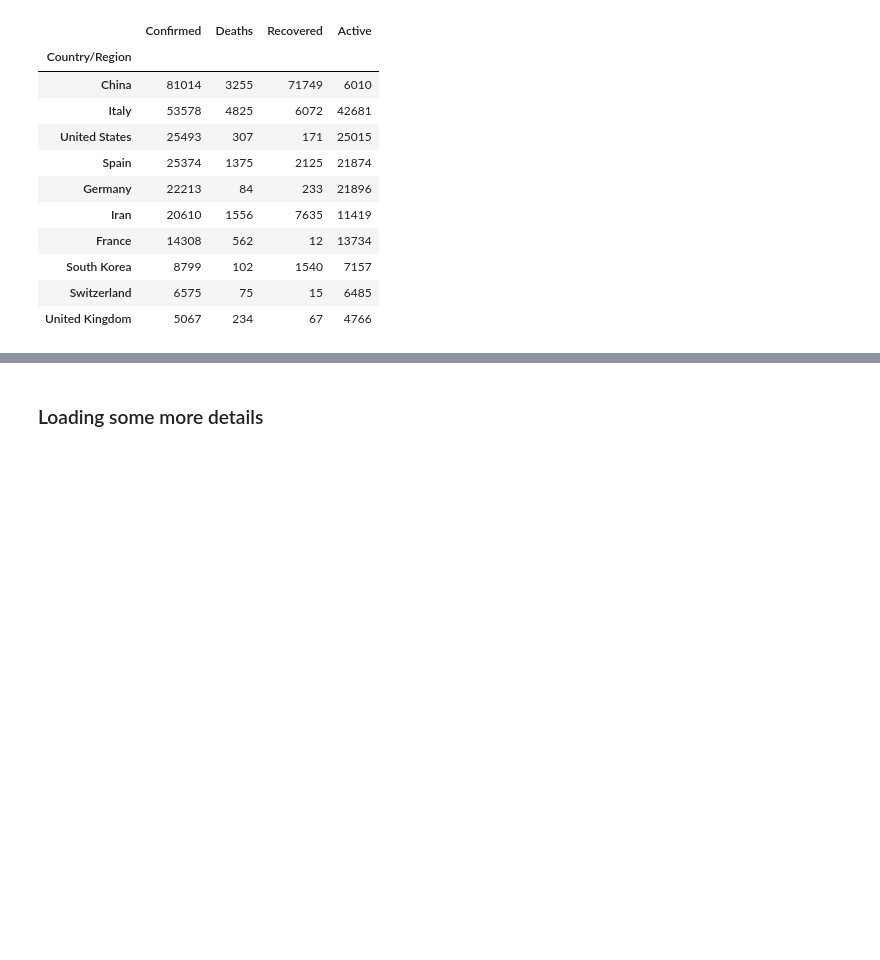
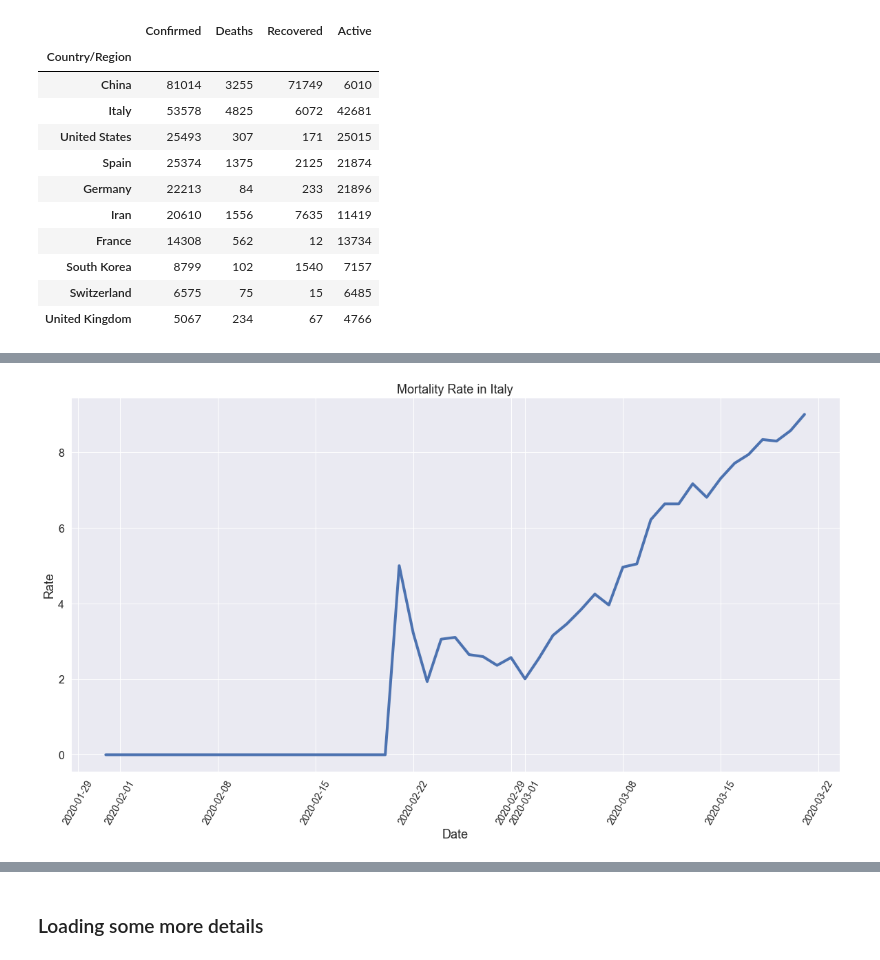
Before and after one commit to gachet/Coronavirus-2019-Analysis, a Jupyter notebook: Coronavirus_Analysis.ipynb, the cells around one changed output, grey strips where cells are left out. Cells and saved outputs as stored; diff of their text form; code cells hidden in the pictures; blank space fills up the shorter version.

Commit message:
WIP: visualization

```diff
--- a/Coronavirus_Analysis.ipynb
+++ b/Coronavirus_Analysis.ipynb
@@ -232,7 +215,0 @@ def total_cases_lineplot(df, title):
-# %%
-def mortality_rate(df, title):
-    sns.lineplot(df.index, df['Deaths']*100/df['Confirmed'])
-    plt.title(title)
-    plt.xlabel('Date')
-    plt.ylabel('Rate')
-    plt.xticks(rotation=60)
@@ -328,0 +272,2 @@ top_ten.style.background_gradient(cmap='Reds')
+# %%
+total_cases_italy = italy.sort_values('Observed').groupby(['Observed']).sum()
@@ -328,0 +305,4 @@ top_ten.style.background_gradient(cmap='Reds')
+# %%
+mortality_rate(total_cases_italy, 'Mortality Rate in Italy')
+# %% [output]
+[figure, added]
```
Also changed, not shown: parts of 35 cells of this notebook, 2 other files.
